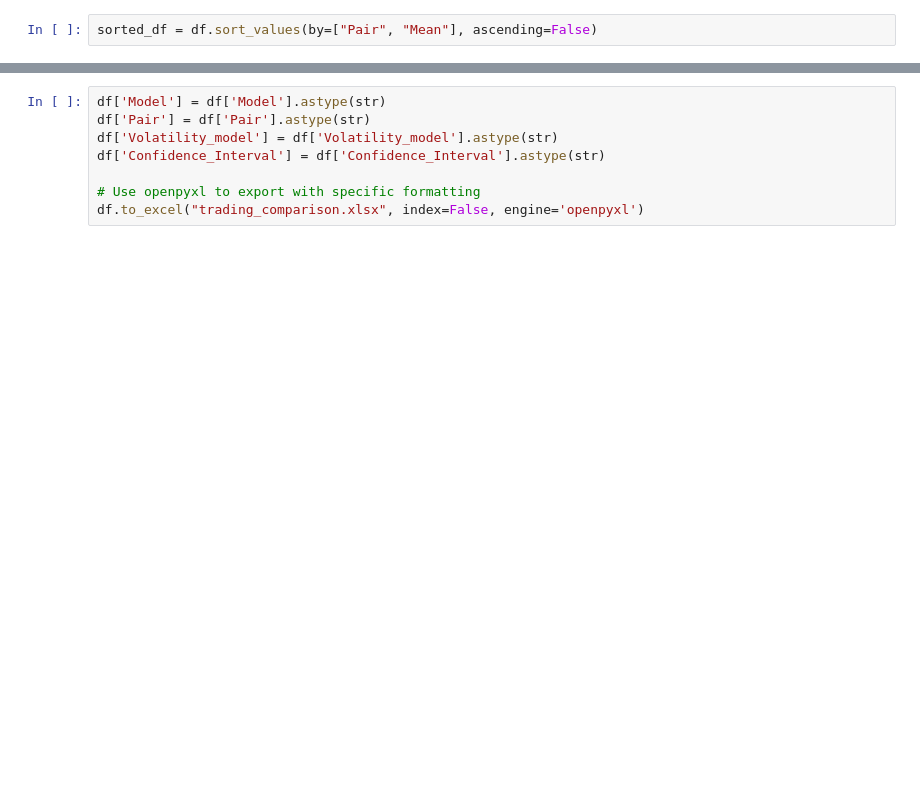
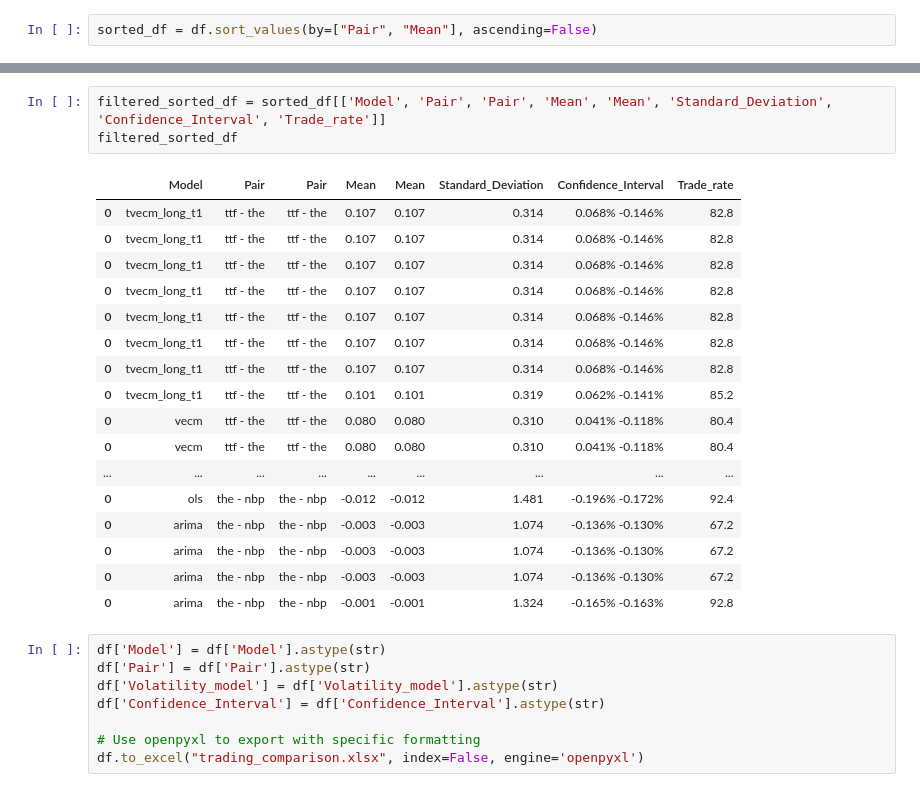
Before and after one commit to sindrjha/statistical-arbitrage, a Jupyter notebook: trading/trading_comparison.ipynb, the cells around one changed output, grey strips where cells are left out. Drawn from its saved outputs; the diff is of its cells as text; blank space fills up the shorter version.

```diff
--- a/trading/trading_comparison.ipynb
+++ b/trading/trading_comparison.ipynb
@@ -148,3 +144,24 @@ Note: you may need to restart the kernel to use updated packages.
+# %%
+filtered_sorted_df = sorted_df[['Model', 'Pair', 'Pair', 'Mean', 'Mean', 'Standard_Deviation', 'Confidence_Interval', 'Trade_rate']]
+filtered_sorted_df
+# %% [output]
+|  | Model | Pair | Pair | Mean | Mean | Standard_Deviation | Confidence_Interval | Trade_rate |
+| 0 | tvecm_long_t1 | ttf - the | ttf - the | 0.107 | 0.107 | 0.314 | 0.068% -0.146% | 82.8 |
+| 0 | tvecm_long_t1 | ttf - the | ttf - the | 0.107 | 0.107 | 0.314 | 0.068% -0.146% | 82.8 |
+| 0 | tvecm_long_t1 | ttf - the | ttf - the | 0.107 | 0.107 | 0.314 | 0.068% -0.146% | 82.8 |
+| 0 | tvecm_long_t1 | ttf - the | ttf - the | 0.107 | 0.107 | 0.314 | 0.068% -0.146% | 82.8 |
+| 0 | tvecm_long_t1 | ttf - the | ttf - the | 0.107 | 0.107 | 0.314 | 0.068% -0.146% | 82.8 |
+| 0 | tvecm_long_t1 | ttf - the | ttf - the | 0.107 | 0.107 | 0.314 | 0.068% -0.146% | 82.8 |
+| 0 | tvecm_long_t1 | ttf - the | ttf - the | 0.107 | 0.107 | 0.314 | 0.068% -0.146% | 82.8 |
+| 0 | tvecm_long_t1 | ttf - the | ttf - the | 0.101 | 0.101 | 0.319 | 0.062% -0.141% | 85.2 |
+| 0 | vecm | ttf - the | ttf - the | 0.080 | 0.080 | 0.310 | 0.041% -0.118% | 80.4 |
+| 0 | vecm | ttf - the | ttf - the | 0.080 | 0.080 | 0.310 | 0.041% -0.118% | 80.4 |
+| ... | ... | ... | ... | ... | ... | ... | ... | ... |
+| 0 | ols | the - nbp | the - nbp | -0.012 | -0.012 | 1.481 | -0.196% -0.172% | 92.4 |
+| 0 | arima | the - nbp | the - nbp | -0.003 | -0.003 | 1.074 | -0.136% -0.130% | 67.2 |
+| 0 | arima | the - nbp | the - nbp | -0.003 | -0.003 | 1.074 | -0.136% -0.130% | 67.2 |
+| 0 | arima | the - nbp | the - nbp | -0.003 | -0.003 | 1.074 | -0.136% -0.130% | 67.2 |
+| 0 | arima | the - nbp | the - nbp | -0.001 | -0.001 | 1.324 | -0.165% -0.163% | 92.8 |
 # %%
 df['Model'] = df['Model'].astype(str)
 df['Pair'] = df['Pair'].astype(str)
```
Also changed, not shown: parts of 9 cells of this notebook, 51 other files.
